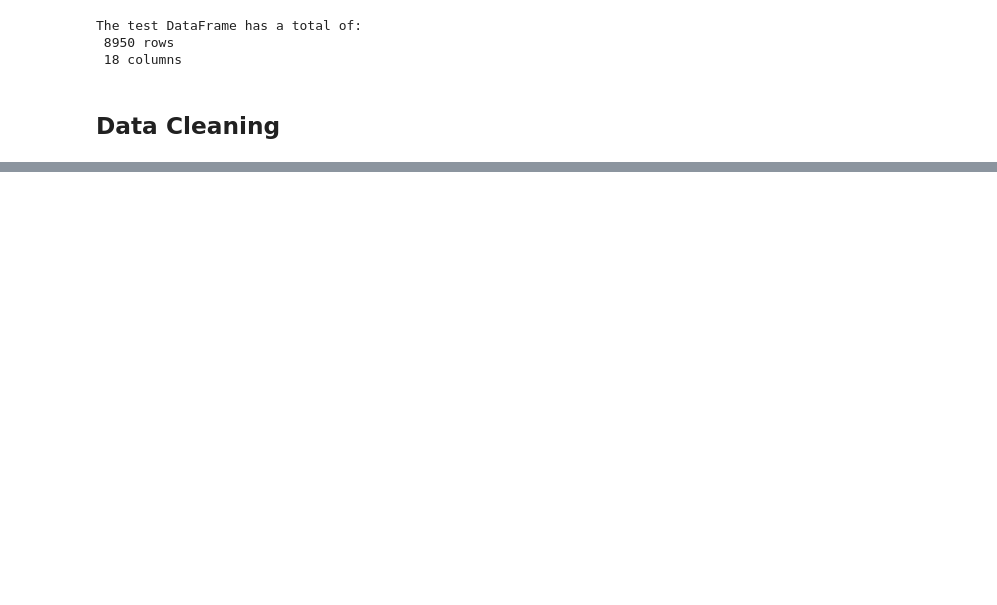
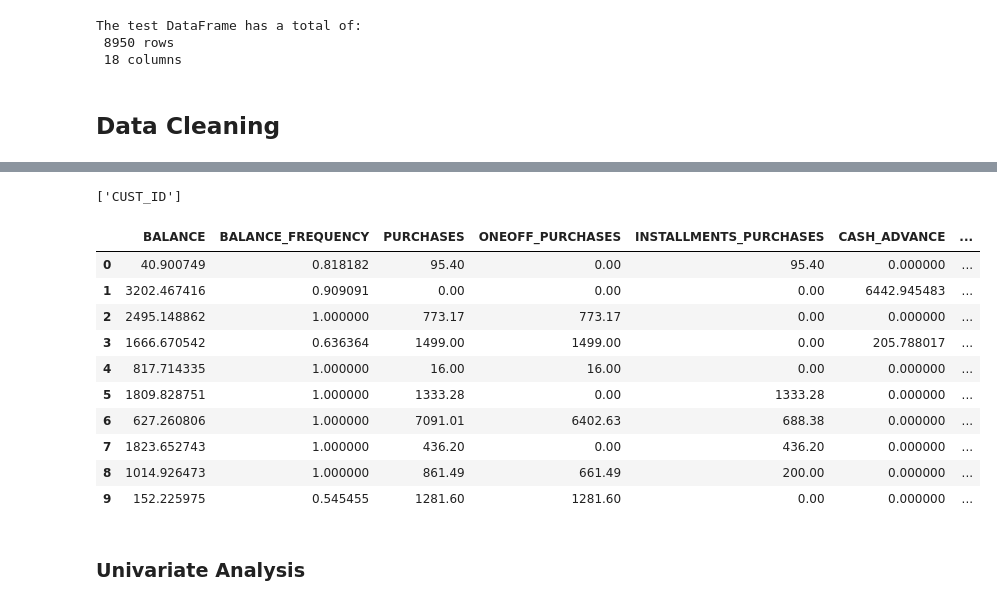
Before and after one commit to besideme95/Mini_Project, a Jupyter notebook: Talentlabs Exercise/Clustering Analytics.ipynb, the cells around one changed output, grey strips where cells are left out. Drawn from its saved outputs; the diff is of its cells as text; code cells hidden in the pictures; blank space fills up the shorter version.

Commit message:
pending univariate analysis

```diff
--- a/Talentlabs Exercise/Clustering Analytics.ipynb
+++ b/Talentlabs Exercise/Clustering Analytics.ipynb
@@ -32,0 +120,7 @@ df.head(10)
+# %%
+mean = []
+
+for j in numeric:
+    m = df[j].mean().round(2)
+    mean.append(m)
+    print(j,m)
@@ -32,0 +132,9 @@ df.head(10)
+# %%
+numeric_tuple = zip(numeric,mean)
+
+# .infer_objects(copy = False)
+# It is a function which it will create another copy of the original data frame
+# The goal is to infer the data type again after data manipulation
+
+for col,value in numeric_tuple:
+    df[col] = df[col].fillna(value).infer_objects(copy=False)
@@ -32,0 +203,25 @@ df.head(10)
+# %%
+object_variable
+# %% [output]
+['CUST_ID']
+# %%
+# Create a copy of the df
+df_copy = df.copy()
+# %%
+df_copy.drop('CUST_ID', axis = 1, inplace=True)
+# %%
+df_copy.head(10)
+# %% [output]
+|  | BALANCE | BALANCE_FREQUENCY | PURCHASES | ONEOFF_PURCHASES | INSTALLMENTS_PURCHASES | CASH_ADVANCE | ... |
+| 0 | 40.900749 | 0.818182 | 95.40 | 0.00 | 95.40 | 0.000000 | ... |
+| 1 | 3202.467416 | 0.909091 | 0.00 | 0.00 | 0.00 | 6442.945483 | ... |
+| 2 | 2495.148862 | 1.000000 | 773.17 | 773.17 | 0.00 | 0.000000 | ... |
+| 3 | 1666.670542 | 0.636364 | 1499.00 | 1499.00 | 0.00 | 205.788017 | ... |
+| 4 | 817.714335 | 1.000000 | 16.00 | 16.00 | 0.00 | 0.000000 | ... |
+| 5 | 1809.828751 | 1.000000 | 1333.28 | 0.00 | 1333.28 | 0.000000 | ... |
+| 6 | 627.260806 | 1.000000 | 7091.01 | 6402.63 | 688.38 | 0.000000 | ... |
+| 7 | 1823.652743 | 1.000000 | 436.20 | 0.00 | 436.20 | 0.000000 | ... |
+| 8 | 1014.926473 | 1.000000 | 861.49 | 661.49 | 200.00 | 0.000000 | ... |
+| 9 | 152.225975 | 0.545455 | 1281.60 | 1281.60 | 0.00 | 0.000000 | ... |
+# %% [markdown]
+### Univariate Analysis
```
Also changed, not shown: parts of 18 cells of this notebook.
